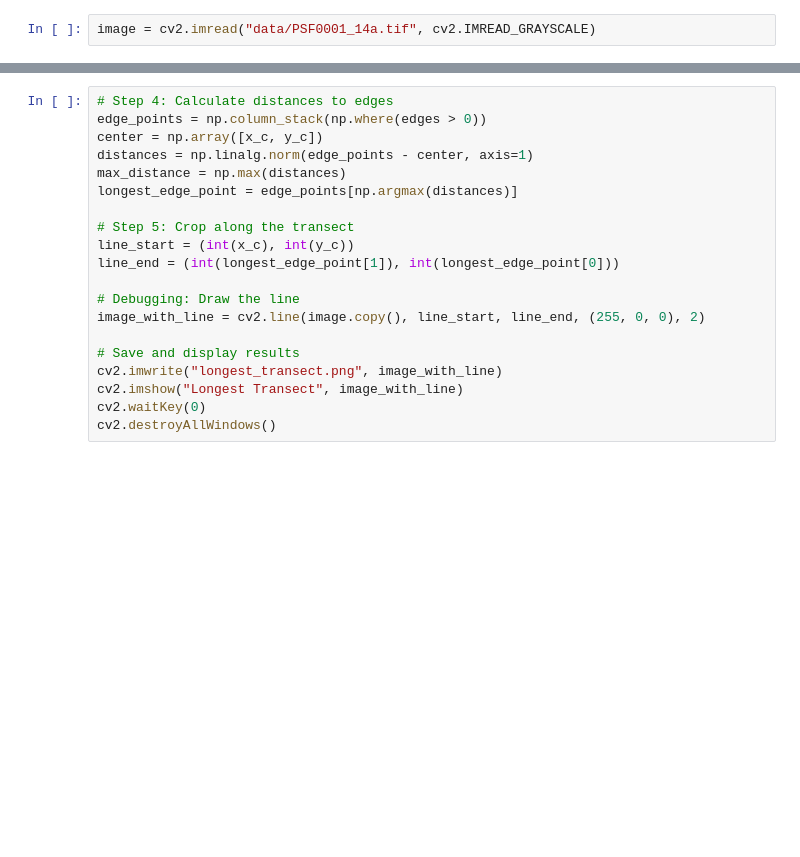
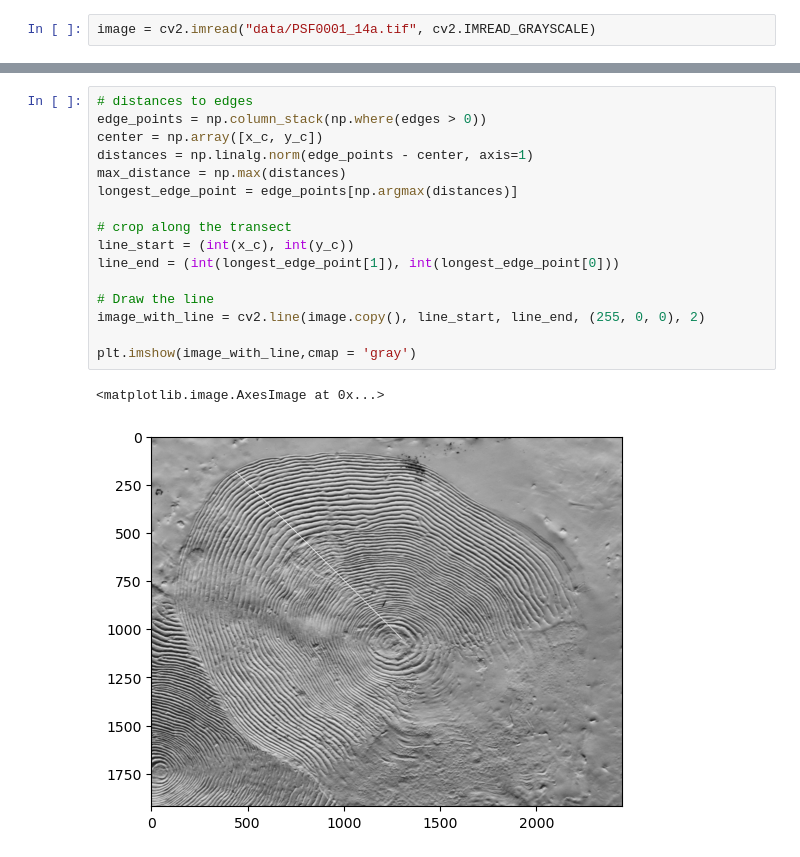
Before and after one commit to riyaeliza123/Automatic-scales-measurement, a Jupyter notebook: plot_transect.ipynb, the cells around one changed output, grey strips where cells are left out. Saved outputs shown, nothing was run; the diff lists cells and outputs as text; blank space fills up the shorter version.

```diff
--- a/plot_transect.ipynb
+++ b/plot_transect.ipynb
@@ -23,20 +27,19 @@ plt.show()
 # %%
-# Step 4: Calculate distances to edges
+# distances to edges
 edge_points = np.column_stack(np.where(edges > 0))
 center = np.array([x_c, y_c])
 distances = np.linalg.norm(edge_points - center, axis=1)
 max_distance = np.max(distances)
 longest_edge_point = edge_points[np.argmax(distances)]
 
-# Step 5: Crop along the transect
+# crop along the transect
 line_start = (int(x_c), int(y_c))
 line_end = (int(longest_edge_point[1]), int(longest_edge_point[0]))
 
-# Debugging: Draw the line
+# Draw the line
 image_with_line = cv2.line(image.copy(), line_start, line_end, (255, 0, 0), 2)
 
-# Save and display results
-cv2.imwrite("longest_transect.png", image_with_line)
-cv2.imshow("Longest Transect", image_with_line)
-cv2.waitKey(0)
-cv2.destroyAllWindows()
+plt.imshow(image_with_line,cmap = 'gray')
+# %% [output]
+<matplotlib.image.AxesImage at 0x...>
+[figure, added]
```
Also changed, not shown: parts of 3 cells of this notebook, 2 other files.
